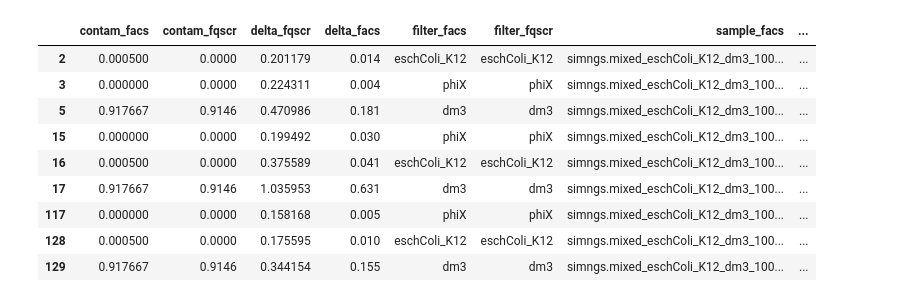
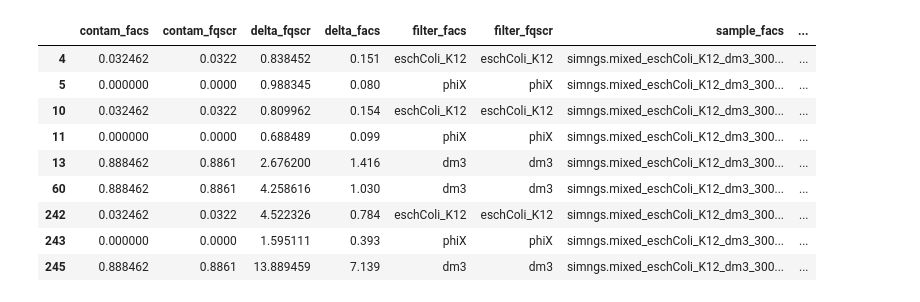
Before and after one commit to SciLifeLab/facs, a Jupyter notebook: facs/utils/benchmarks_facs.ipynb, the cells around one changed output. Saved outputs shown, nothing was run; the diff lists cells and outputs as text; code cells hidden in the pictures.

```diff
--- a/facs/utils/benchmarks_facs.ipynb
+++ b/facs/utils/benchmarks_facs.ipynb
@@ -72,13 +69,0 @@ accuracy = frame[ frame.sample_facs.str.contains('100vs400') ]
-# %%
-accuracy
-# %% [output]
-|  | contam_facs | contam_fqscr | delta_fqscr | delta_facs | filter_facs | filter_fqscr | sample_facs | ... |
-| 2 | 0.000500 | 0.0000 | 0.201179 | 0.014 | eschColi_K12 | eschColi_K12 | simngs.mixed_eschColi_K12_dm3_100... | ... |
-| 3 | 0.000000 | 0.0000 | 0.224311 | 0.004 | phiX | phiX | simngs.mixed_eschColi_K12_dm3_100... | ... |
-| 5 | 0.917667 | 0.9146 | 0.470986 | 0.181 | dm3 | dm3 | simngs.mixed_eschColi_K12_dm3_100... | ... |
-| 15 | 0.000000 | 0.0000 | 0.199492 | 0.030 | phiX | phiX | simngs.mixed_eschColi_K12_dm3_100... | ... |
-| 16 | 0.000500 | 0.0000 | 0.375589 | 0.041 | eschColi_K12 | eschColi_K12 | simngs.mixed_eschColi_K12_dm3_100... | ... |
-| 17 | 0.917667 | 0.9146 | 1.035953 | 0.631 | dm3 | dm3 | simngs.mixed_eschColi_K12_dm3_100... | ... |
-| 117 | 0.000000 | 0.0000 | 0.158168 | 0.005 | phiX | phiX | simngs.mixed_eschColi_K12_dm3_100... | ... |
-| 128 | 0.000500 | 0.0000 | 0.175595 | 0.010 | eschColi_K12 | eschColi_K12 | simngs.mixed_eschColi_K12_dm3_100... | ... |
-| 129 | 0.917667 | 0.9146 | 0.344154 | 0.155 | dm3 | dm3 | simngs.mixed_eschColi_K12_dm3_100... | ... |
@@ -85 +76,14 @@ accuracy
+# %%
+accuracy2
+# %% [output]
+|  | contam_facs | contam_fqscr | delta_fqscr | delta_facs | filter_facs | filter_fqscr | sample_facs | ... |
+| 4 | 0.032462 | 0.0322 | 0.838452 | 0.151 | eschColi_K12 | eschColi_K12 | simngs.mixed_eschColi_K12_dm3_300... | ... |
+| 5 | 0.000000 | 0.0000 | 0.988345 | 0.080 | phiX | phiX | simngs.mixed_eschColi_K12_dm3_300... | ... |
+| 10 | 0.032462 | 0.0322 | 0.809962 | 0.154 | eschColi_K12 | eschColi_K12 | simngs.mixed_eschColi_K12_dm3_300... | ... |
+| 11 | 0.000000 | 0.0000 | 0.688489 | 0.099 | phiX | phiX | simngs.mixed_eschColi_K12_dm3_300... | ... |
+| 13 | 0.888462 | 0.8861 | 2.676200 | 1.416 | dm3 | dm3 | simngs.mixed_eschColi_K12_dm3_300... | ... |
+| 60 | 0.888462 | 0.8861 | 4.258616 | 1.030 | dm3 | dm3 | simngs.mixed_eschColi_K12_dm3_300... | ... |
+| 242 | 0.032462 | 0.0322 | 4.522326 | 0.784 | eschColi_K12 | eschColi_K12 | simngs.mixed_eschColi_K12_dm3_300... | ... |
+| 243 | 0.000000 | 0.0000 | 1.595111 | 0.393 | phiX | phiX | simngs.mixed_eschColi_K12_dm3_300... | ... |
+| 245 | 0.888462 | 0.8861 | 13.889459 | 7.139 | dm3 | dm3 | simngs.mixed_eschColi_K12_dm3_300... | ... |
 # %%
```
Also changed, not shown: parts of 11 cells of this notebook.
